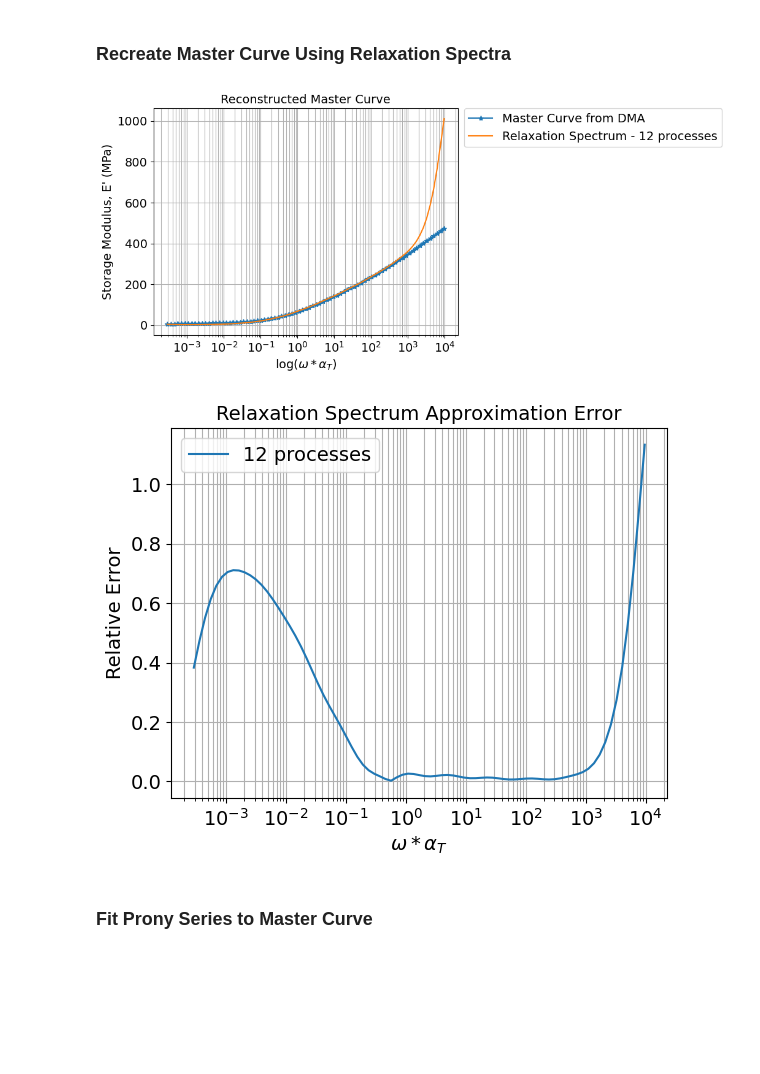
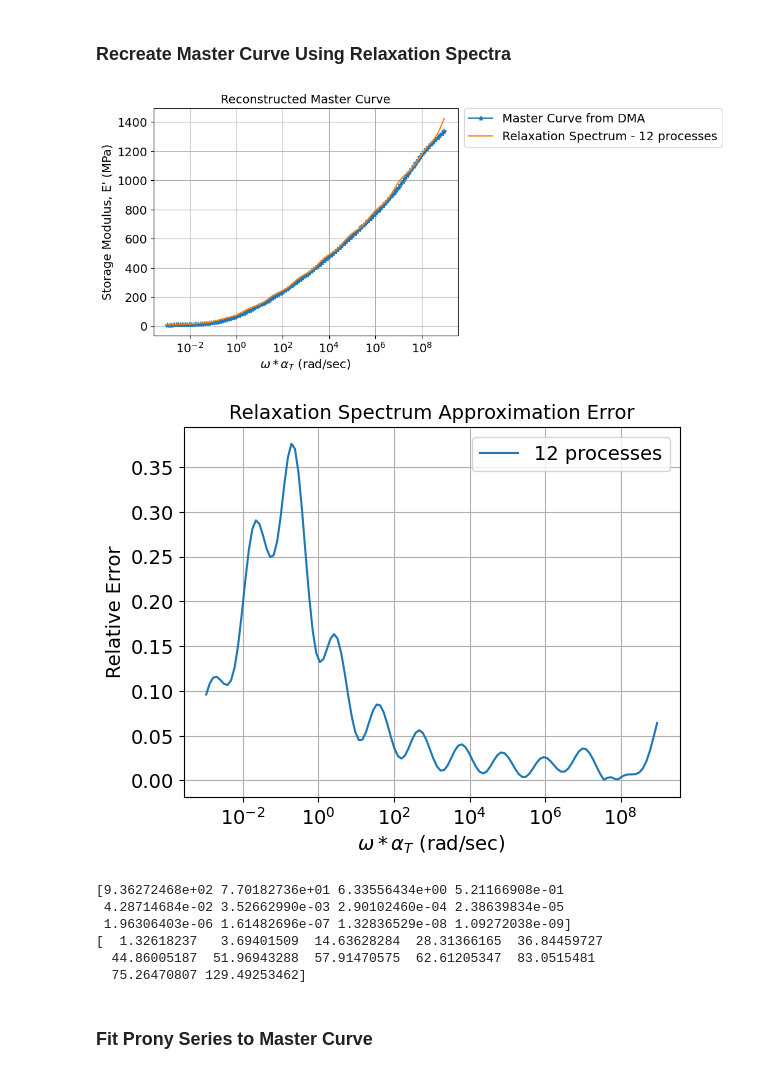
Before and after one commit to arepalM/bistable_phrozen, a Jupyter notebook: relaxation_spectrum.ipynb, the cells around one changed output. Saved outputs shown, nothing was run; the diff lists cells and outputs as text; code cells hidden in the pictures; blank space fills up the shorter version.

```diff
--- a/relaxation_spectrum.ipynb
+++ b/relaxation_spectrum.ipynb
@@ -165,8 +183,8 @@ with open(os.path.join(dir,'master_curve_Tref_' + T0 + '.csv'), "w") as f:
 ### Calculate continuous relaxation frequency spectrum, $h_s$
 # %%
 # Cutoff for log(w)
-wlow   = 10**-4
-whigh  = 10**4
+wlow   = 10**-3
+whigh  = 10**9
 w_full = 10**xnew
 E_full = 10**ynew
 
@@ -460,35 +478,45 @@ with open(os.path.join(dir,"tauk_muk_N4.csv"), "w") as f:
 # %%
 def recreate_MC_RS(tauk,muk,logw,logE):
         omega = 10**logw
         Eprime1 = E_eq
         Eprime2 = sum(2.7*muk[i]*(tauk[i]**2 * omega**2)/(1 + tauk[i]**2 * omega**2) for i in range(len(tauk)))
         E_storage_RS = Eprime1 + Eprime2
         # Plot truncated master curve (data)
         plt.figure(1)
         plt.semilogx(10**logw,10**logE,'-*')
         # Plot relaxation spectra (fit)
         plt.semilogx(10**logw,E_storage_RS)
-        plt.xlabel(r'log($\omega * \alpha_T$)')
+        plt.xlabel(r'$\omega * \alpha_T$ (rad/sec)')
         plt.ylabel("Storage Modulus, E' (MPa)")
         plt.title('Reconstructed Master Curve')
         plt.legend(['Master Curve from DMA','Relaxation Spectrum - ' + str(len(tauk)) + ' processes'],bbox_to_anchor=(1.02, 1), loc='upper left', borderaxespad=0)
         plt.grid(which='both')
         plt.show()
         error = np.abs(E_storage_RS-10**logE)/10**logE
         plt.figure(2)
         plt.semilogx(10**logw,error)
         plt.title('Relaxation Spectrum Approximation Error')
-        plt.xlabel(r'$\omega * \alpha_T$')
+        plt.xlabel(r'$\omega * \alpha_T$ (rad/sec)')
         plt.ylabel('Relative Error')
         plt.grid(which='both')
         plt.legend([str(len(tauk)) + ' processes'])
         plt.show()
         return E_storage_RS
 
 E_storage_RS = recreate_MC_RS(tau2,muk_2,logw,logE)
 # %% [output]
-[figure, old version]
+[figure, new version]
-[figure, old version]
+[figure, new version]
+# %%
+print(tau2)
+print(muk_2)
+# %% [output]
+[9.36272468e+02 7.70182736e+01 6.33556434e+00 5.21166908e-01
+ 4.28714684e-02 3.52662990e-03 2.90102460e-04 2.38639834e-05
+ 1.96306403e-06 1.61482696e-07 1.32836529e-08 1.09272038e-09]
+[  1.32618237   3.69401509  14.63628284  28.31366165  36.84459727
+  44.86005187  51.96943288  57.91470575  62.61205347  83.0515481
+  75.26470807 129.49253462]
 # %% [markdown]
 ### Fit Prony Series to Master Curve
 # %%
```
Also changed, not shown: parts of 16 cells of this notebook.
